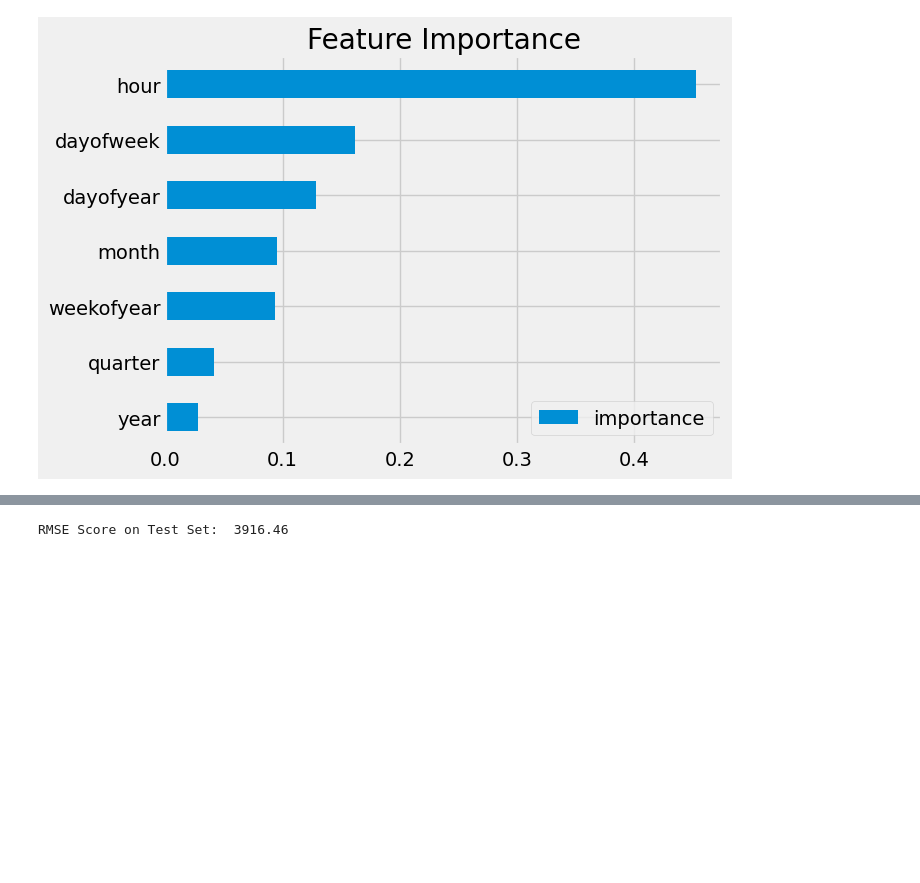
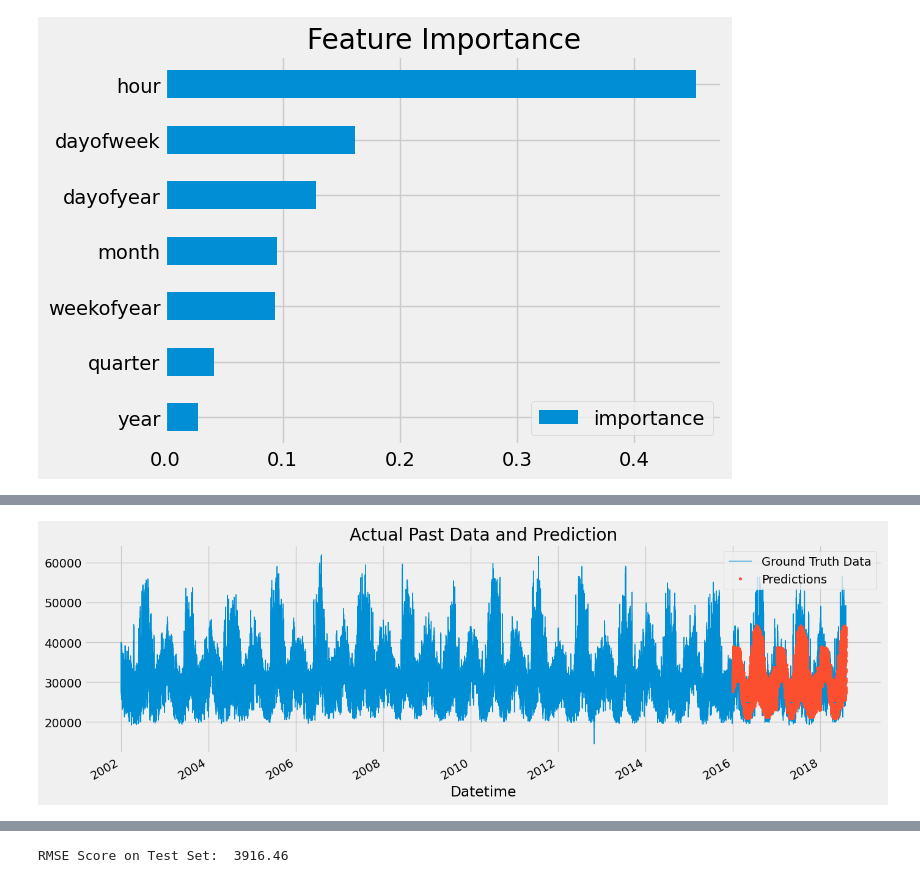
Before and after one commit to sambuddharay/time-series-xgb-regressor, a Jupyter notebook: Time_series_with_XGBoost.ipynb, the cells around one changed output, grey strips where cells are left out. Saved outputs shown, nothing was run; the diff lists cells and outputs as text; code cells hidden in the pictures; blank space fills up the shorter version.

```diff
--- a/Time_series_with_XGBoost.ipynb
+++ b/Time_series_with_XGBoost.ipynb
@@ -279,4 +273,13 @@ This warning will only be shown once.
 | Datetime |  |  |  |  |  |  |  |  |  | ... |
 | 2018-08-02 23:00:00 | 38500.0 | 23 | 3 | 3 | 8 | 2018 | 214 | 2 | 31 | ... |
 | 2018-08-03 00:00:00 | 35486.0 | 0 | 4 | 3 | 8 | 2018 | 215 | 3 | 31 | ... |
+# %%
+ax = df[['PJME_MW']].plot(figsize=(15, 5))
+
+df['prediction'].plot(ax=ax, style='.')
+plt.legend(['Ground Truth Data', 'Predictions'])
+ax.set_title('Actual Past Data and Prediction')
+plt.show()
+# %% [output]
+[figure, added]
 # %%
```
Also changed, not shown: parts of 5 cells of this notebook.
